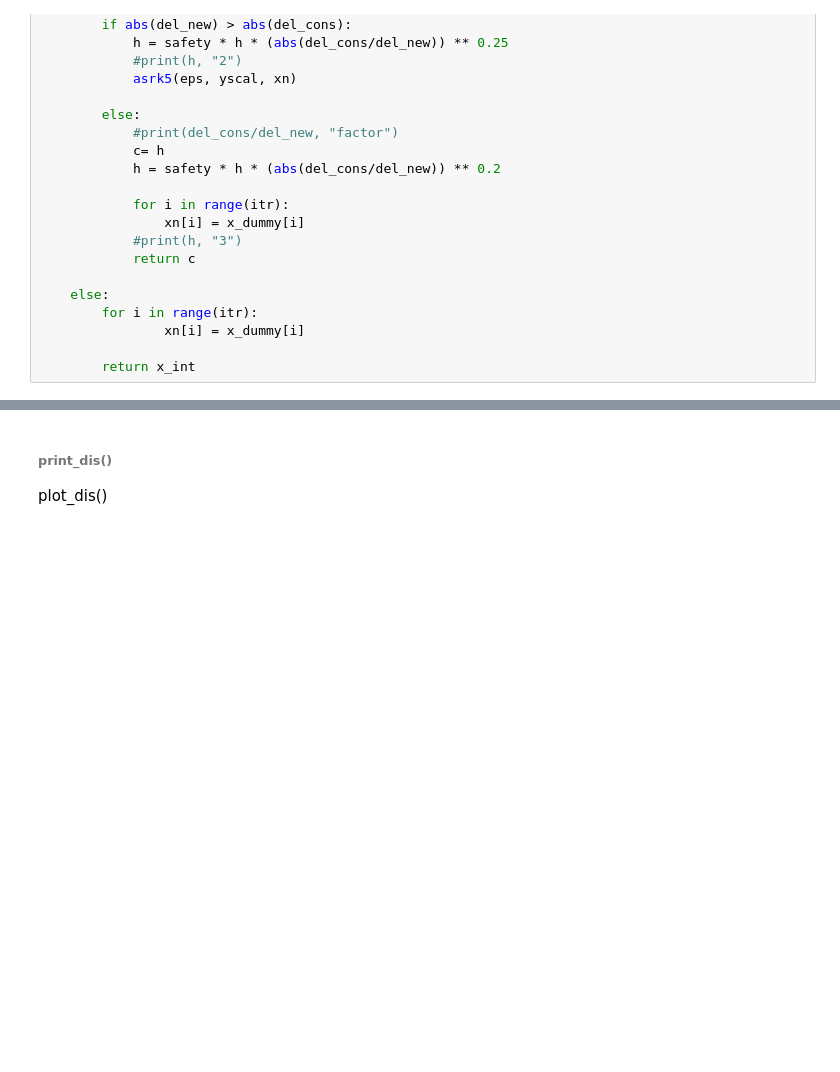
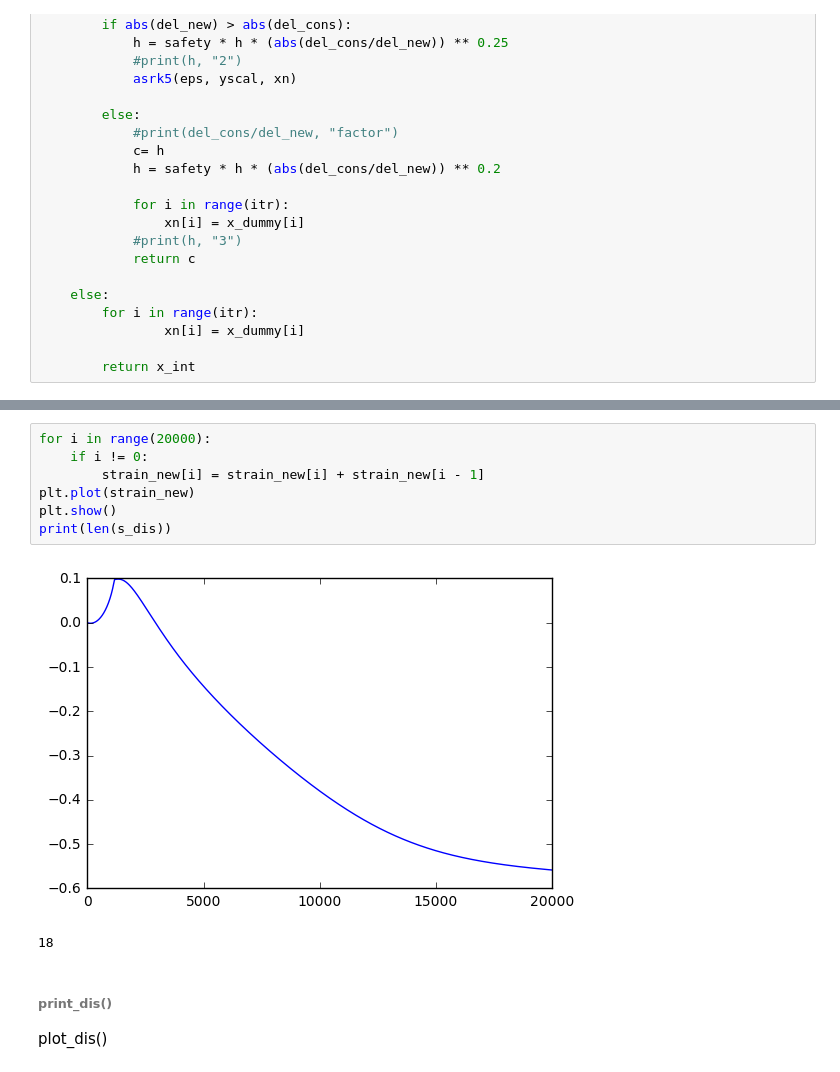
Before and after one commit to mickyaero/ML, a Jupyter notebook: dislocations_animations.ipynb, the cells around one changed output, grey strips where cells are left out. Drawn from its saved outputs; the diff is of its cells as text; blank space fills up the shorter version.

```diff
--- a/dislocations_animations.ipynb
+++ b/dislocations_animations.ipynb
@@ -371,3 +412,13 @@ HTML(anim.to_html5_video())
+# %%
+for i in range(20000):
+    if i != 0:
+        strain_new[i] = strain_new[i] + strain_new[i - 1]
+plt.plot(strain_new)
+plt.show()
+print(len(s_dis))
+# %% [output]
+[figure, added]
+18
 # %% [markdown]
 ###### print_dis()
 plot_dis()
```
Also changed, not shown: parts of 6 cells of this notebook, 1 other file.
